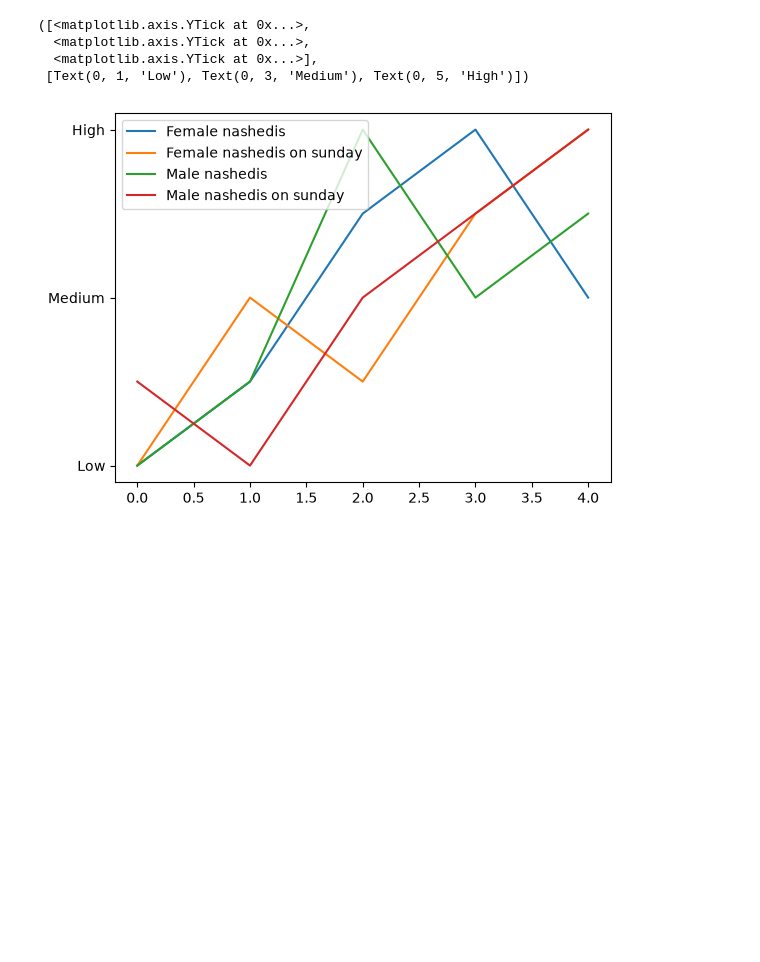
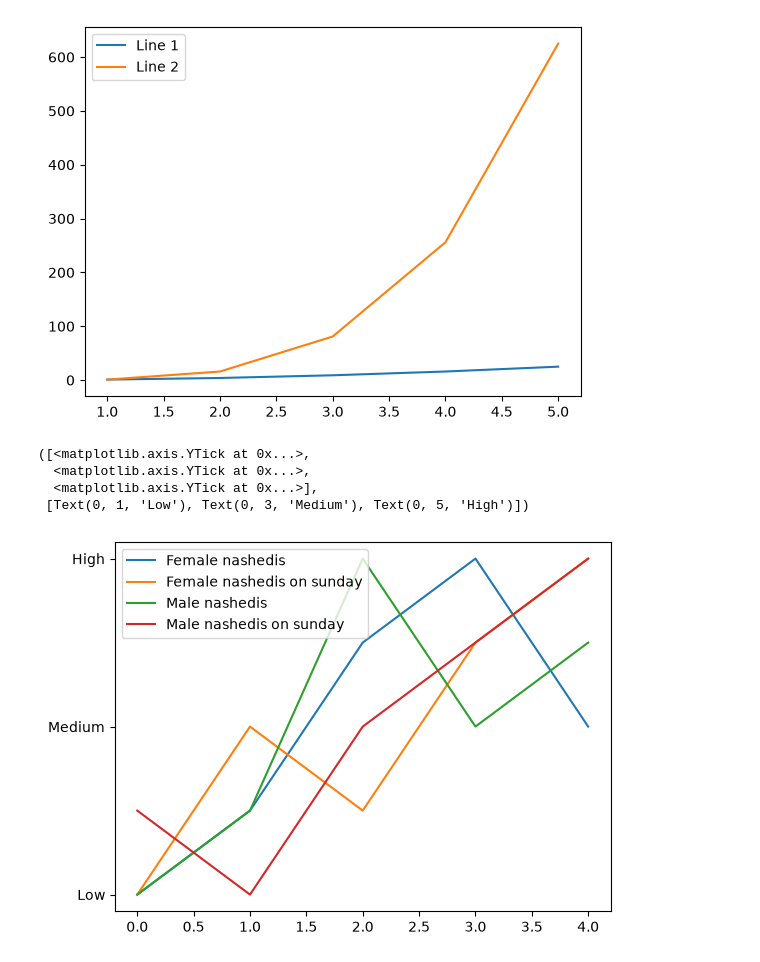
Before and after one commit to Anuragpathak08/Data-Analysis, a Jupyter notebook: 6 matplotlib/m1day01.ipynb, the cells around one changed output. Drawn from its saved outputs; the diff is of its cells as text; code cells hidden in the pictures; blank space fills up the shorter version.

```diff
--- a/6 matplotlib/m1day01.ipynb
+++ b/6 matplotlib/m1day01.ipynb
@@ -25,3 +228,14 @@ Text(0.5, 1.0, 'speed v/s time')
+# %%
+x = [1, 2, 3, 4, 5]
+y = [1, 4, 9, 16, 25]
+
+plt.plot(x, y, label="Line 1")
+plt.plot(x, [i**2 for i in y], label="Line 2")
+
+plt.legend()
+plt.show()
+# %% [output]
+[figure, added]
 # %%
 nashedi = pd.read_csv('nashedi_student.csv')
 nashedi_2 = nashedi.groupby('gender')
```
Also changed, not shown: parts of 11 cells of this notebook, 4 other files.
